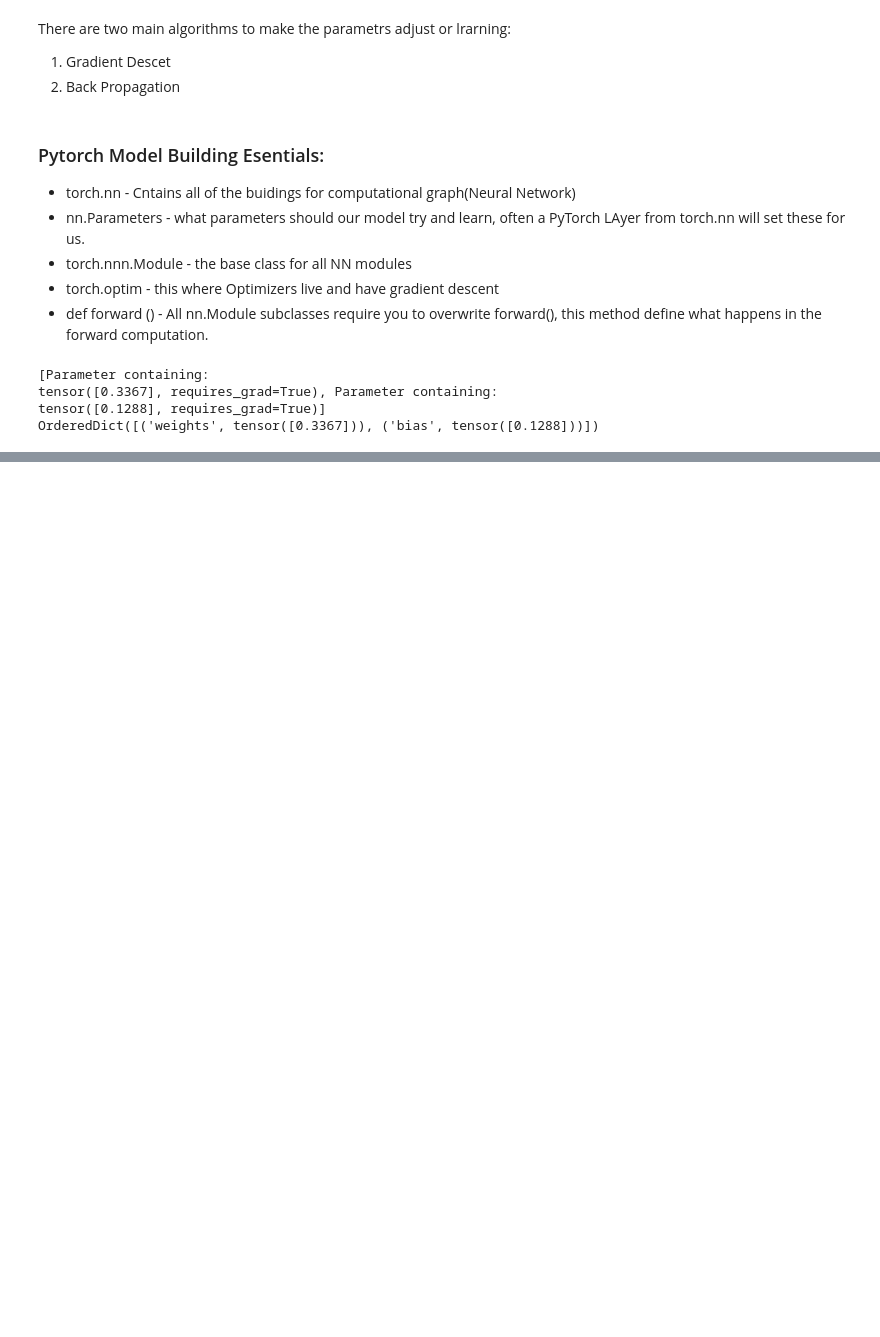
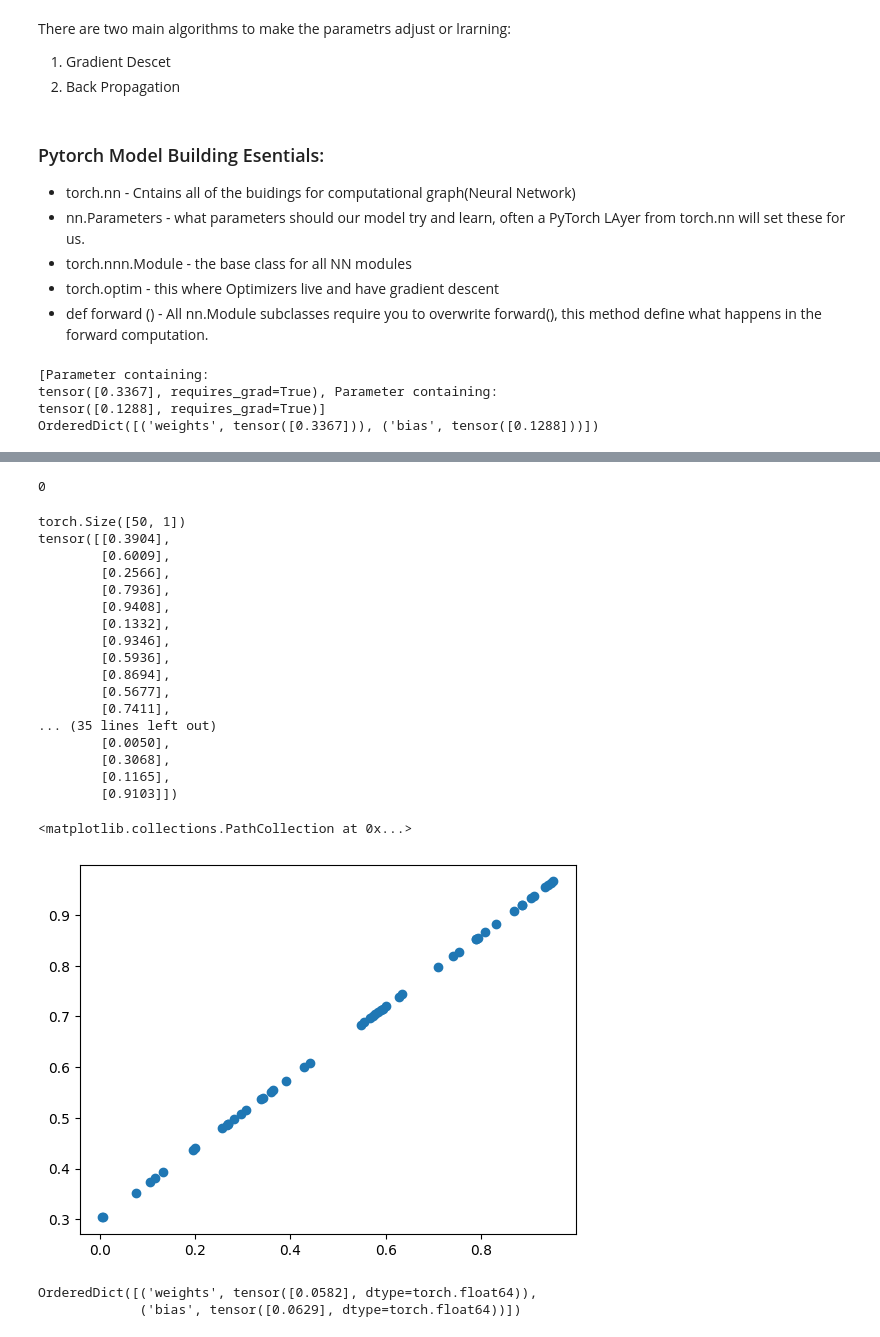
Before and after one commit to Alokiitdh/PyTorch, a Jupyter notebook: 01PyTorch_Workflow.ipynb, the cells around one changed output, grey strips where cells are left out. Cells and saved outputs as stored; diff of their text form; code cells hidden in the pictures; blank space fills up the shorter version.

```diff
--- a/01PyTorch_Workflow.ipynb
+++ b/01PyTorch_Workflow.ipynb
@@ -193,0 +298,5 @@ OrderedDict([('weights', tensor([0.3367])), ('bias', tensor([0.1288]))])
+# %%
+for i in range(1):
+  print(i)
+# %% [output]
+0
@@ -193,0 +316,32 @@ OrderedDict([('weights', tensor([0.3367])), ('bias', tensor([0.1288]))])
+# %%
+# generating the random data'
+w = 0.7
+b = 0.3
+
+data = torch.rand(50).unsqueeze(dim=1)
+print(data.shape)
+print(data)
+
+target = w*data + b
+
+plt.scatter(data, target)
+# %% [output]
+torch.Size([50, 1])
+tensor([[0.3904],
+        [0.6009],
+        [0.2566],
+        [0.7936],
+        [0.9408],
+        [0.1332],
+        [0.9346],
+        [0.5936],
+        [0.8694],
+        [0.5677],
+        [0.7411],
+... (35 lines left out)
+        [0.0050],
+        [0.3068],
+        [0.1165],
+        [0.9103]])
+<matplotlib.collections.PathCollection at 0x...>
+[figure, added]
@@ -193,0 +367,5 @@ OrderedDict([('weights', tensor([0.3367])), ('bias', tensor([0.1288]))])
+# %%
+model.state_dict()
+# %% [output]
+OrderedDict([('weights', tensor([0.0582], dtype=torch.float64)),
+             ('bias', tensor([0.0629], dtype=torch.float64))])
```
Also changed, not shown: parts of 20 cells of this notebook.
